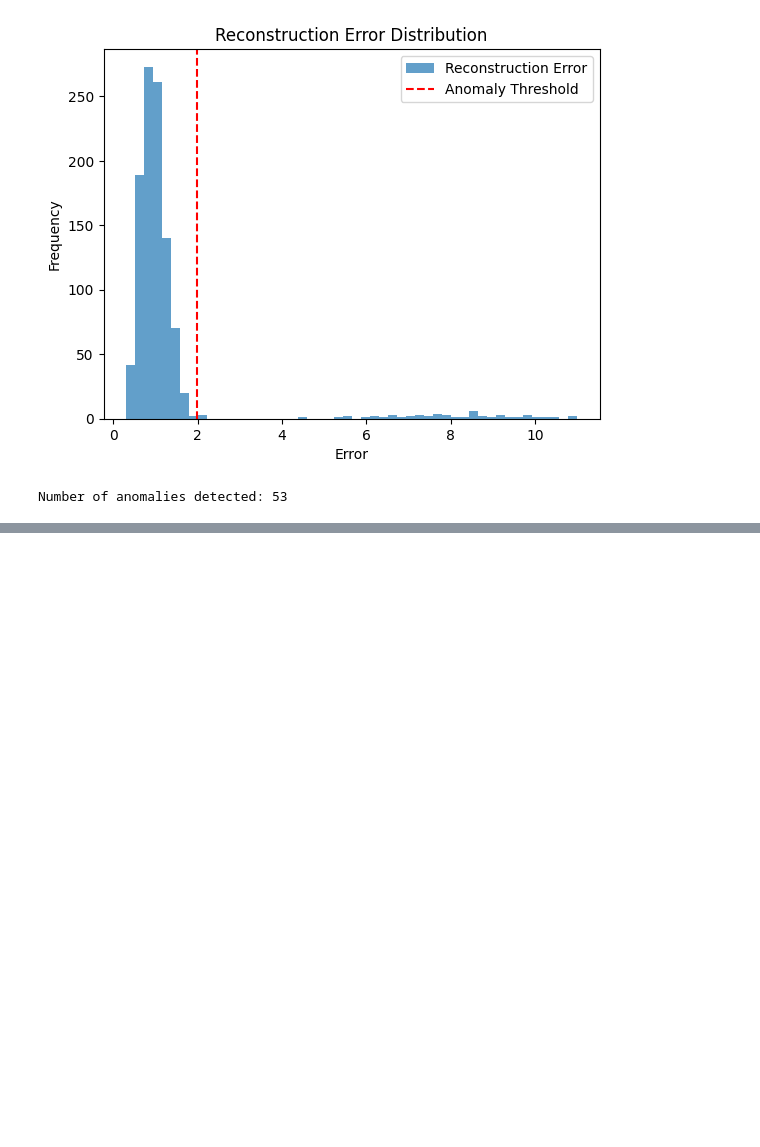
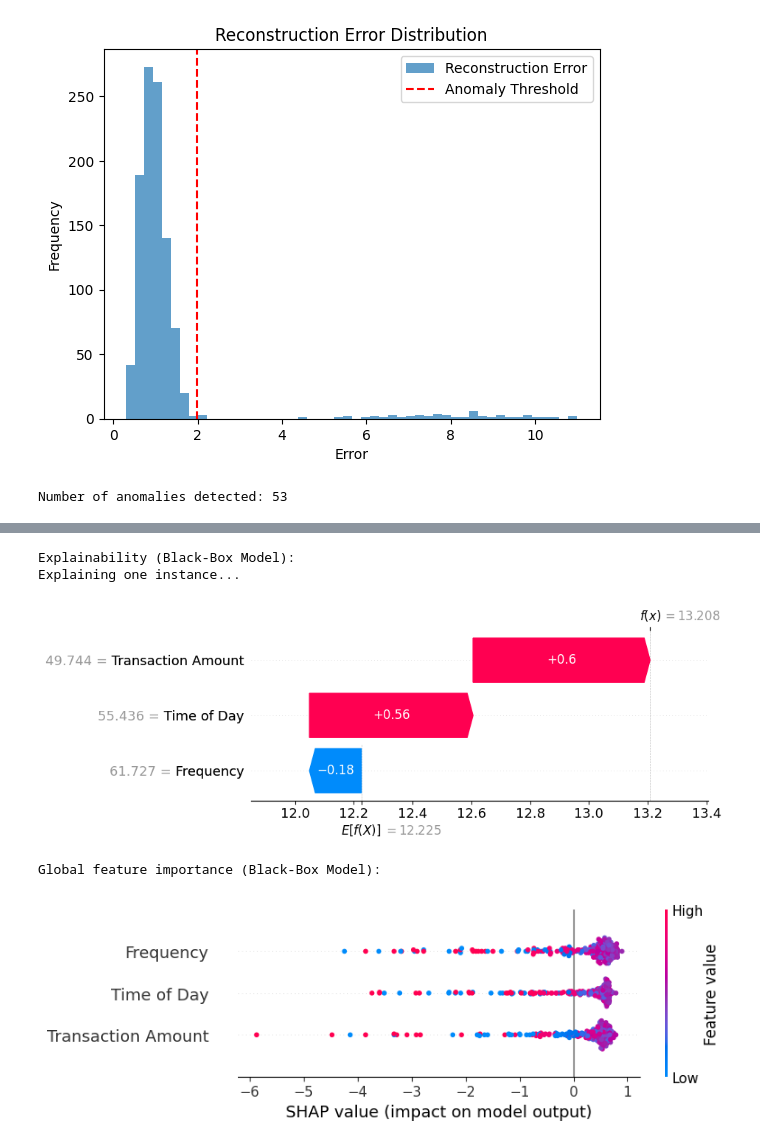
Before and after one commit to mghasemi19/Anomaly-detection-HEP, a Jupyter notebook: Tutorial1.ipynb, the cells around one changed output, grey strips where cells are left out. Cells and saved outputs as stored; diff of their text form; code cells hidden in the pictures; blank space fills up the shorter version.

Commit message:
Explainability vs interpretability

```diff
--- a/Tutorial1.ipynb
+++ b/Tutorial1.ipynb
@@ -731,0 +738,71 @@ Number of anomalies detected: 53
+# %%
+import numpy as np
+import pandas as pd
+from sklearn.ensemble import IsolationForest
+from sklearn.tree import DecisionTreeClassifier, export_text
+from sklearn.model_selection import train_test_split
+import shap
+import matplotlib.pyplot as plt
+
+# Generate simulated transaction data
+np.random.seed(42)
+normal_data = np.random.normal(loc=50, scale=10, size=(1000, 3))  # Normal transactions
+anomalous_data = np.random.uniform(low=10, high=100, size=(50, 3))  # Anomalous transactions
+data = np.vstack([normal_data, anomalous_data])
+labels = np.array([0] * 1000 + [1] * 50)  # 0 = Normal, 1 = Anomalous
+
+# Create a DataFrame
+columns = ["Transaction Amount", "Frequency", "Time of Day"]
+df = pd.DataFrame(data, columns=columns)
+df["Label"] = labels
+
+# Split data into train and test sets
+X = df[columns]
+y = df["Label"]
+X_train, X_test, y_train, y_test = train_test_split(X, y, test_size=0.2, random_state=42)
+
+# -----------------
+# BLACK-BOX MODEL (Explainability with SHAP)
+# -----------------
+# Train an Isolation Forest model
+blackbox_model = IsolationForest(contamination=0.05, random_state=42)
+blackbox_model.fit(X_train)
+
+# Explain predictions using SHAP
+explainer = shap.Explainer(blackbox_model, X_train)
+shap_values = explainer(X_test)
+
+# Visualize SHAP values for one instance
+print("\nExplainability (Black-Box Model):")
+print("Explaining one instance...")
+shap.plots.waterfall(shap_values[0])
+
+# Global summary plot
+print("\nGlobal feature importance (Black-Box Model):")
+shap.summary_plot(shap_values, X_test)
+
+# -----------------
+# WHITE-BOX MODEL (Interpretability with Decision Tree)
+# -----------------
+# Train a decision tree for interpretability
+interpretable_model = DecisionTreeClassifier(max_depth=3, random_state=42)
+interpretable_model.fit(X_train, y_train)
+
+# Visualize decision tree rules
+print("\nInterpretability (White-Box Model):")
+print("Decision tree rules:")
+tree_rules = export_text(interpretable_model, feature_names=columns)
+print(tree_rules)
+
+# Predict using the decision tree
+sample_idx = 0
+sample = X_test.iloc[sample_idx]
+print(f"\nPrediction for sample {sample_idx} (Decision Tree):")
+print(f"Transaction: {sample.values}")
+print(f"Prediction: {interpretable_model.predict([sample.values])[0]}")
+# %% [output]
+Explainability (Black-Box Model):
+Explaining one instance...
+[figure, added]
+Global feature importance (Black-Box Model):
+[figure, added]
```
Also changed, not shown: parts of 3 cells of this notebook.
